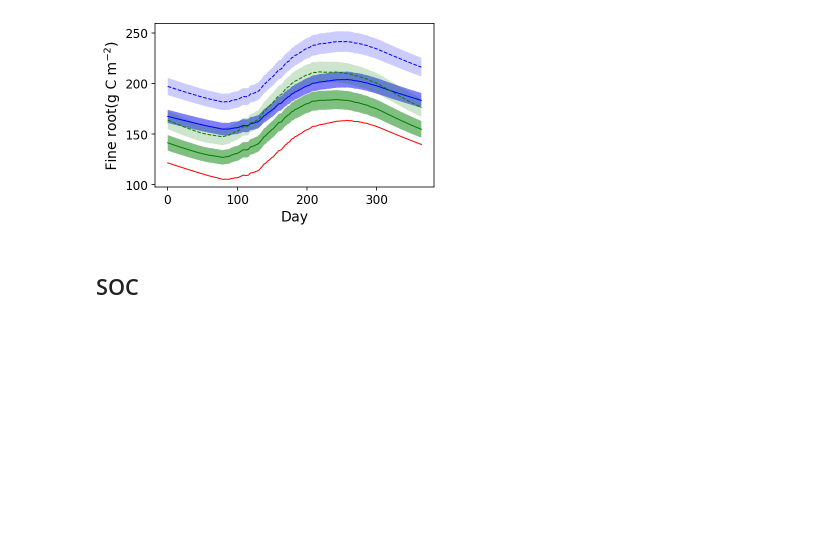
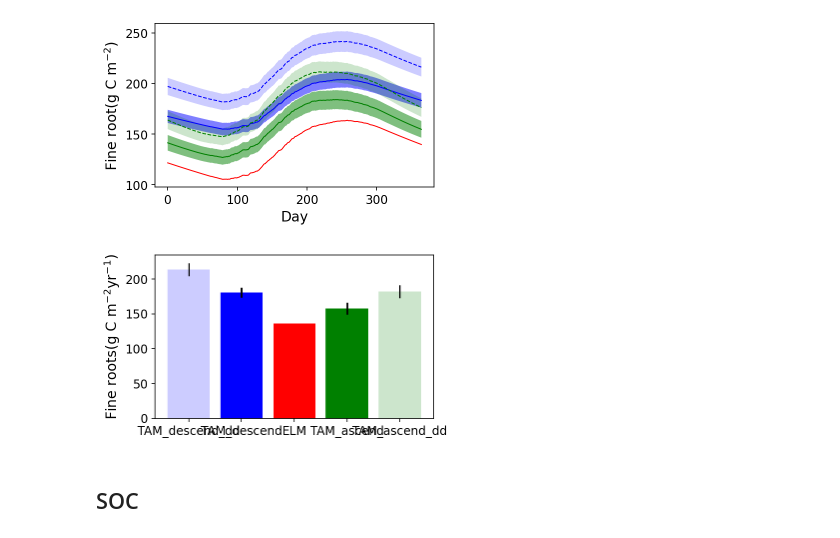
Before and after one commit to bioatmosphere/TAM, a Jupyter notebook: TAM/data/US-Ho1/preservation/US_Ho1_ensemble_combined.ipynb, the cells around one changed output. Saved outputs shown, nothing was run; the diff lists cells and outputs as text; code cells hidden in the pictures; blank space fills up the shorter version.

```diff
--- a/TAM/data/US-Ho1/preservation/US_Ho1_ensemble_combined.ipynb
+++ b/TAM/data/US-Ho1/preservation/US_Ho1_ensemble_combined.ipynb
@@ -326,6 +420,40 @@ plt.savefig("root_combined.pdf",bbox_inches='tight')
 plt.show()
 # %% [output]
 [figure]
+# %%
+frootc95_tam_de   =frootc_pft_tam_de[:,-365:].mean(axis=0).mean()-confi_interval(frootc_pft_tam_de[:,-365:].mean(axis=1))[0]
+frootc95_tam_de_dd=frootc_pft_tam_de_dd[:,-365:].mean(axis=0).mean()-confi_interval(frootc_pft_tam_de_dd[:,-365:].mean(axis=1))[0]
+
+frootc95_tam_as    = frootc_pft_tam_as[:,-365:].mean(axis=0).mean()-confi_interval(frootc_pft_tam_as[:,-365:].mean(axis=1))[0]
+frootc95_tam_as_dd = frootc_pft_tam_as_dd[:,-365:].mean(axis=0).mean()-confi_interval(frootc_pft_tam_as_dd[:,-365:].mean(axis=1))[0]
+# %%
+fig,ax = plt.subplots(1,1,figsize=(5,3))
+
+# descend w/ dynamic distribution
+ax.bar(['TAM_descend_dd'],frootc_pft_tam_de_dd[:,-364:].mean(axis=0).mean(),yerr=[frootc95_tam_de_dd],color='blue',alpha=0.2)
+
+# descend
+ax.bar(['TAM_descend'],frootc_pft_tam_de[:,-365:].mean(axis=0).mean(),yerr=[frootc95_tam_de],color='blue')
+
+#ELM
+ax.bar(['ELM'],frootc_pft_elm[-365:].mean(),color='red')
+
+# ascend
+ax.bar(['TAM_ascend'],frootc_pft_tam_as[:,-365:].mean(axis=0).mean(),yerr=[frootc95_tam_as],color='green')
+
+# ascend w/ dynamic distribution
+ax.bar(['TAM_ascend_dd'],frootc_pft_tam_as_dd[:,-365:].mean(axis=0).mean(),yerr=[frootc95_tam_as_dd],color='green',alpha=0.2)
+
+#ax.set_xlabel(size=14,weight='normal')
+ax.set_ylabel('Fine roots(g C m$^{-2}$yr$^{-1}$)',size=14,weight='normal')
+ax.tick_params('both',labelsize=12)
+
+
+#plt.savefig("gpp_annual_combined.pdf",bbox_inches='tight')
+
+plt.show()
+# %% [output]
+[figure, added]
 # %% [markdown]
 ## SOC
 # %%
```
Also changed, not shown: parts of 26 cells of this notebook, 5 other files.
